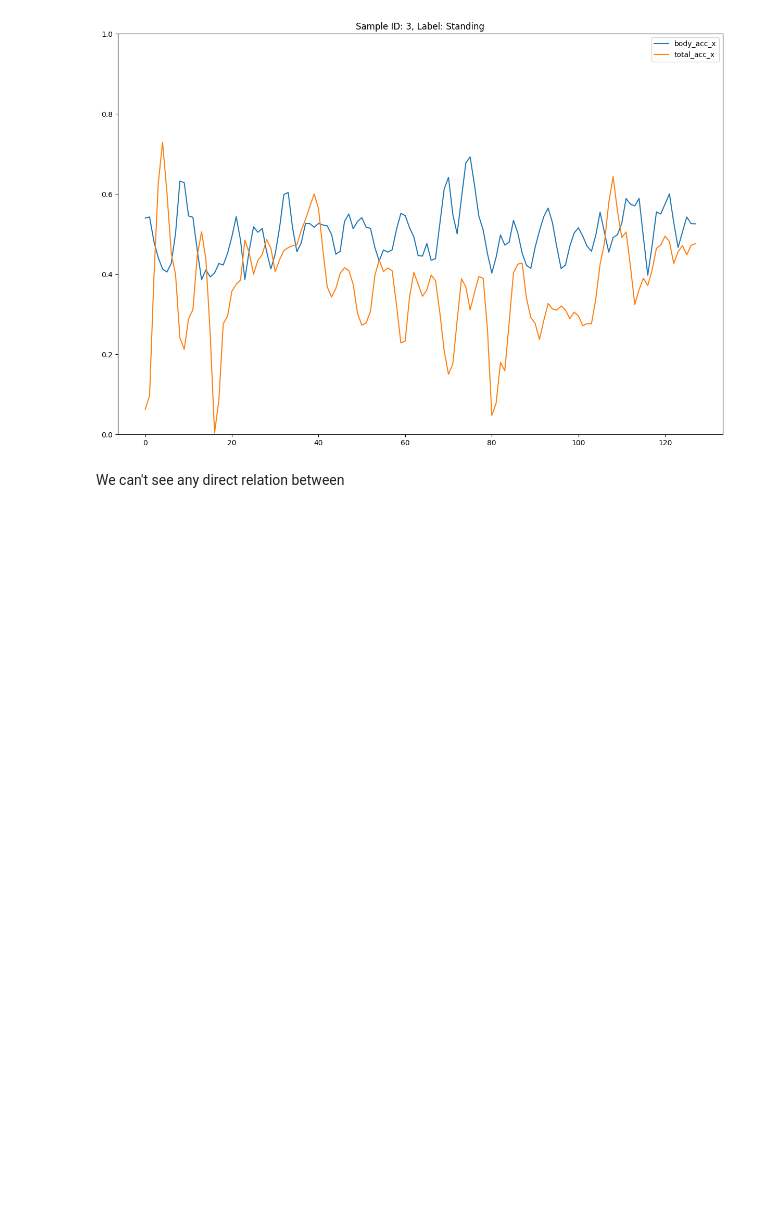
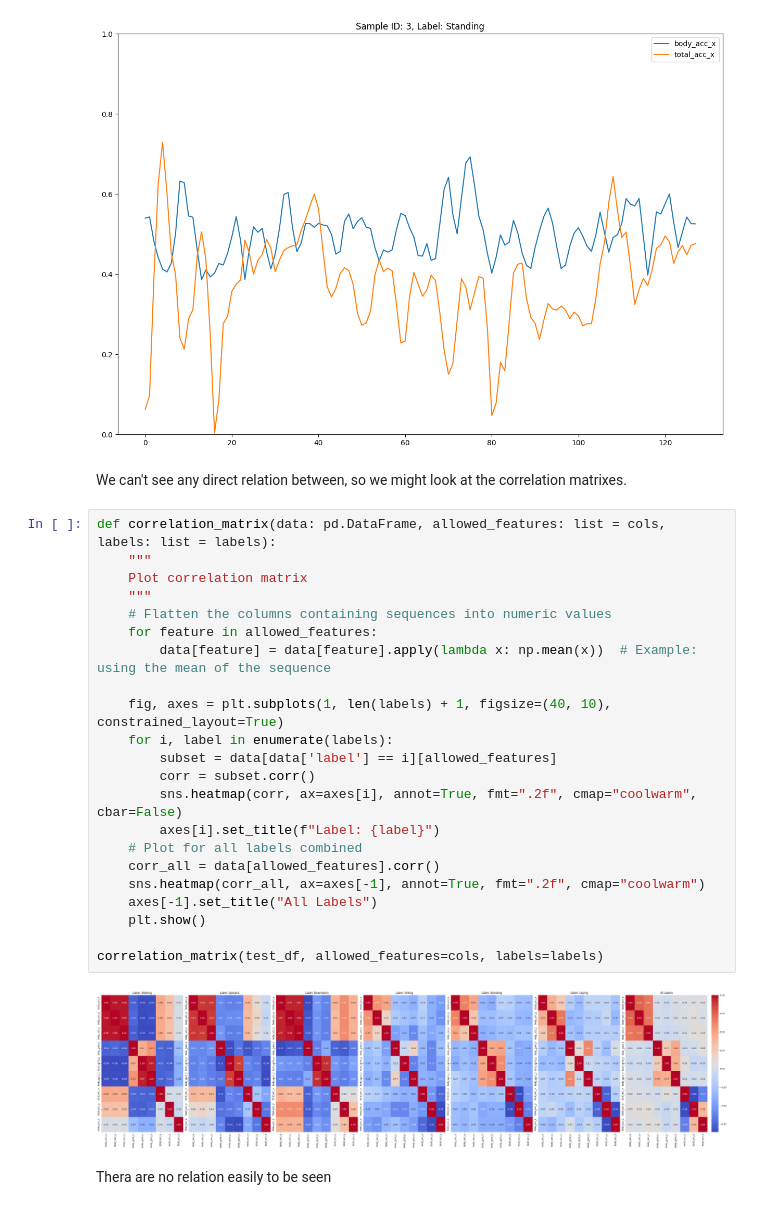
Before and after one commit to tungBKDN/icu-classification, a Jupyter notebook: PCA/data_engineering.ipynb, the cells around one changed output. Saved outputs shown, nothing was run; the diff lists cells and outputs as text; blank space fills up the shorter version.

Commit message:
feat: added correlation matrix and no big relation found

```diff
--- a/PCA/data_engineering.ipynb
+++ b/PCA/data_engineering.ipynb
@@ -144,4 +144,30 @@ plot_data(3, test_df, allowed_features=["body_acc_x", "total_acc_x"])
 # %% [output]
 [figure]
 # %% [markdown]
-We can't see any direct relation between
+We can't see any direct relation between, so we might look at the correlation matrixes.
+# %%
+def correlation_matrix(data: pd.DataFrame, allowed_features: list = cols, labels: list = labels):
+    """
+    Plot correlation matrix
+    """
+    # Flatten the columns containing sequences into numeric values
+    for feature in allowed_features:
+        data[feature] = data[feature].apply(lambda x: np.mean(x))  # Example: using the mean of the sequence
+
+    fig, axes = plt.subplots(1, len(labels) + 1, figsize=(40, 10), constrained_layout=True)
+    for i, label in enumerate(labels):
+        subset = data[data['label'] == i][allowed_features]
+        corr = subset.corr()
+        sns.heatmap(corr, ax=axes[i], annot=True, fmt=".2f", cmap="coolwarm", cbar=False)
+        axes[i].set_title(f"Label: {label}")
+    # Plot for all labels combined
+    corr_all = data[allowed_features].corr()
+    sns.heatmap(corr_all, ax=axes[-1], annot=True, fmt=".2f", cmap="coolwarm")
+    axes[-1].set_title("All Labels")
+    plt.show()
+
+correlation_matrix(test_df, allowed_features=cols, labels=labels)
+# %% [output]
+[figure, added]
+# %% [markdown]
+Thera are no relation easily to be seen
```
